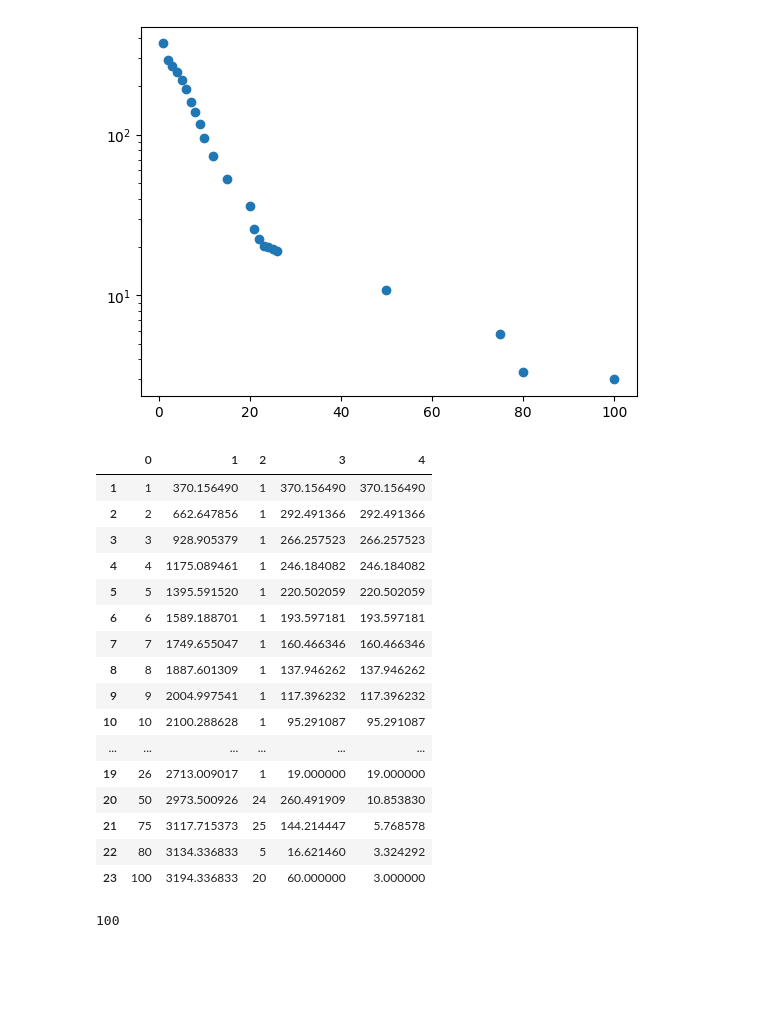
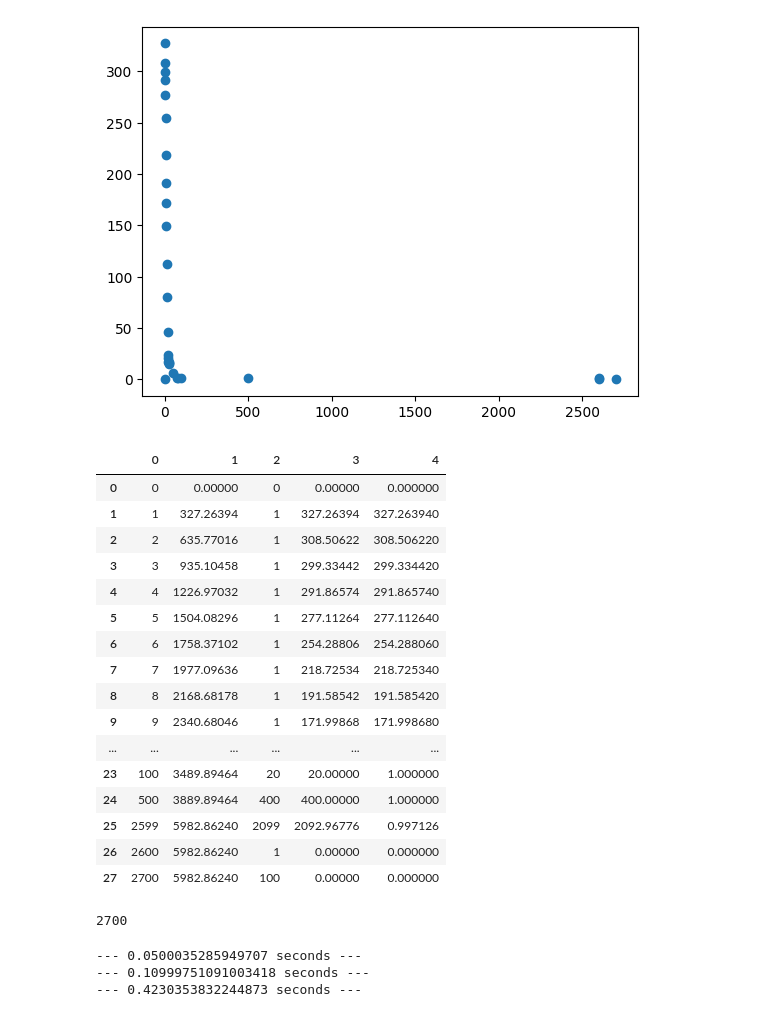
Before and after one commit to strubbi77/breisgauwind, a Jupyter notebook: Speicherkalkulation.ipynb, the cells around one changed output. Drawn from its saved outputs; the diff is of its cells as text; code cells hidden in the pictures; blank space fills up the shorter version.

```diff
--- a/Speicherkalkulation.ipynb
+++ b/Speicherkalkulation.ipynb
@@ -50,13 +42,14 @@ waermebedarf=0.066 # kWh/h*K
 # unter 22°C -
 pv_prod=67/5000 # 60kWh pro 5000 Globalstrahlung
 pv_prod=pv_prod   # halbierung wegen Wind
-wind_pow=6          # 3 kW Anteilige Leistung
+wind_pow=0*3         # 3 kW Anteilige Leistung
 # %%
 wetter['PV']=pv_prod*wetter['SUM_GS200']
 #Windkraft_je_ms['max W/m²']=Windkraft_je_ms.apply(lambda row: pow(min(row['m/s'],15),3)*0.5*1.2, axis= 1)
 wetter['WP']=wetter.apply(lambda row: max(22-row['AVG_TA200'],0.5)*waermebedarf, axis=1)
 wetter['Wind']=wetter['pow H'+fak+' V172']*wind_pow
 wetter['Haus']=0.35
+wetter['delta']=wetter['PV']+wetter['Wind']-wetter['WP']-wetter['Haus']
 # %%
 r_arr=[]
 liste=[0,1,2,3,4,5,6,7,8,9,10,12,15,20,21,22,23,24,25,26,50,75,80,100,500,2599,2600,2700]
@@ -134,40 +132,40 @@ r = [0]+[r_arr[i+1][1]-r_arr[i][1] for i in range(len(r_arr)-1)]
 df[2]=v
 df[3]=r
 df[4]=df.apply(lambda row: row[3]/row[2] if (row[2]>0).any() else 0, axis=1)
-df=df[(df[0]>0) & (df[0]<200)]
+#df=df[(df[0]>0) & (df[0]<200)]
 # %%
 import matplotlib.pyplot as plt
 fig, ax = plt.subplots()
 #ax.scatter([r[0] for r in r_arr],[r[1] for r in r_arr])
 
 ax.scatter(df[0],df[4])
 #ax.set_xscale('log')
-ax.set_yscale('log')
+#ax.set_yscale('log')
 plt.show()
 # %% [output]
-[figure, old version]
+[figure, new version]
 # %%
 df
 # %% [output]
 |  | 0 | 1 | 2 | 3 | 4 |
-| 1 | 1 | 370.156490 | 1 | 370.156490 | 370.156490 |
-| 2 | 2 | 662.647856 | 1 | 292.491366 | 292.491366 |
-| 3 | 3 | 928.905379 | 1 | 266.257523 | 266.257523 |
-| 4 | 4 | 1175.089461 | 1 | 246.184082 | 246.184082 |
-| 5 | 5 | 1395.591520 | 1 | 220.502059 | 220.502059 |
-| 6 | 6 | 1589.188701 | 1 | 193.597181 | 193.597181 |
-| 7 | 7 | 1749.655047 | 1 | 160.466346 | 160.466346 |
-| 8 | 8 | 1887.601309 | 1 | 137.946262 | 137.946262 |
-| 9 | 9 | 2004.997541 | 1 | 117.396232 | 117.396232 |
-| 10 | 10 | 2100.288628 | 1 | 95.291087 | 95.291087 |
+| 0 | 0 | 0.00000 | 0 | 0.00000 | 0.000000 |
+| 1 | 1 | 327.26394 | 1 | 327.26394 | 327.263940 |
+| 2 | 2 | 635.77016 | 1 | 308.50622 | 308.506220 |
+| 3 | 3 | 935.10458 | 1 | 299.33442 | 299.334420 |
+| 4 | 4 | 1226.97032 | 1 | 291.86574 | 291.865740 |
+| 5 | 5 | 1504.08296 | 1 | 277.11264 | 277.112640 |
+| 6 | 6 | 1758.37102 | 1 | 254.28806 | 254.288060 |
+| 7 | 7 | 1977.09636 | 1 | 218.72534 | 218.725340 |
+| 8 | 8 | 2168.68178 | 1 | 191.58542 | 191.585420 |
+| 9 | 9 | 2340.68046 | 1 | 171.99868 | 171.998680 |
 | ... | ... | ... | ... | ... | ... |
-| 19 | 26 | 2713.009017 | 1 | 19.000000 | 19.000000 |
-| 20 | 50 | 2973.500926 | 24 | 260.491909 | 10.853830 |
-| 21 | 75 | 3117.715373 | 25 | 144.214447 | 5.768578 |
-| 22 | 80 | 3134.336833 | 5 | 16.621460 | 3.324292 |
-| 23 | 100 | 3194.336833 | 20 | 60.000000 | 3.000000 |
+| 23 | 100 | 3489.89464 | 20 | 20.00000 | 1.000000 |
+| 24 | 500 | 3889.89464 | 400 | 400.00000 | 1.000000 |
+| 25 | 2599 | 5982.86240 | 2099 | 2092.96776 | 0.997126 |
+| 26 | 2600 | 5982.86240 | 1 | 0.00000 | 0.000000 |
+| 27 | 2700 | 5982.86240 | 100 | 0.00000 | 0.000000 |
 # %%
 speicherkap
 # %% [output]
-100
+2700
 # %%
@@ -175,3 +173,37 @@ v=[0]+v
 # %%
-df = pd.DataFrame(t)
+import time
+start_time = time.time()
+f=0
+a=[]
+for i in range(len(delta)):
+    f+=delta.iloc[i]
+    #print(f"Row {i}: {delta.iloc[i]}")
+print("--- %s seconds ---" % (time.time() - start_time))
+
+start_time = time.time()
+
+for i in delta.index:  # Here, index defaults to 0, 1, 2
+    f+=delta.loc[i]
+print("--- %s seconds ---" % (time.time() - start_time))
+
+start_time = time.time()
+r_arr=[]
+liste=[0,1,2,3,4,5,6,7,8,9,10,12,15,20,21,22,23,24,25,26,50,75,80,100,500,2599,2600,2700]
+for speicherkap in liste:
+    speicherstand=0
+    for n in range(2):
+        a_speicherstand=[]
+        a_speicherverbrauch=[]
+        for change_speicher in delta:
+            speicher_alt=speicherstand
+            speicherstand=max(min(change_speicher+speicherstand,speicherkap),0)
+            verbrauch_speicher=max(speicher_alt-speicherstand,0)
+            a_speicherstand.append(speicherstand)
+            a_speicherverbrauch.append(verbrauch_speicher)
+    r_arr.append([speicherkap,round(sum(a_speicherverbrauch),6)])
+print("--- %s seconds ---" % (time.time() - start_time))
+# %% [output]
+--- 0.0500035285949707 seconds ---
+--- 0.10999751091003418 seconds ---
+--- 0.4230353832244873 seconds ---
 # %%
```
Also changed, not shown: parts of 8 cells of this notebook.
